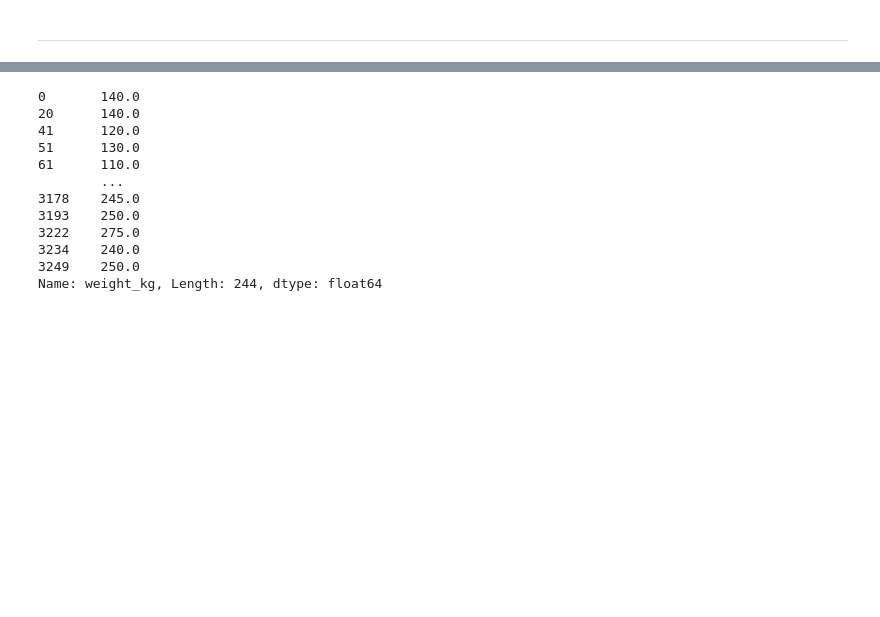
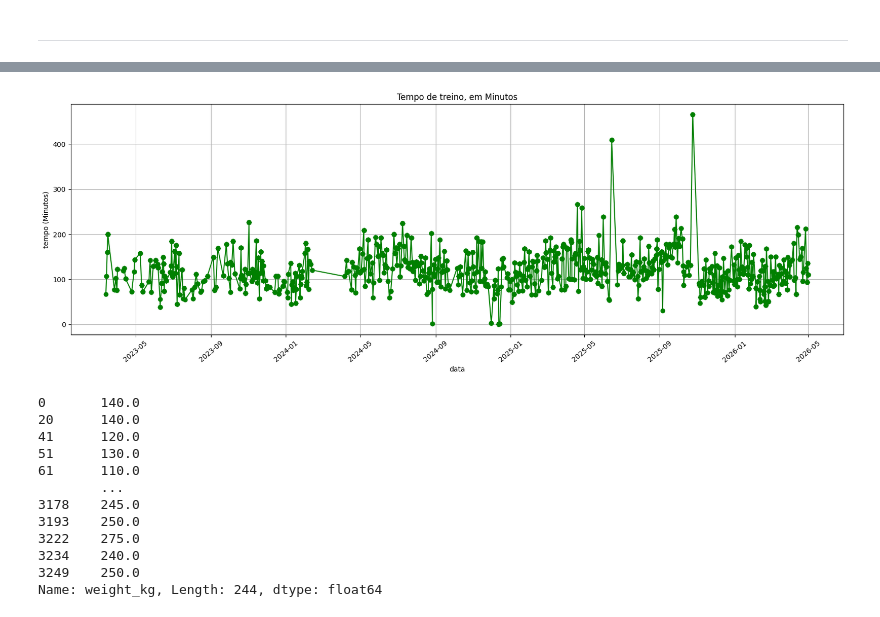
Before and after one commit to LucasDiasAlves/data-set_treino, a Jupyter notebook: notebook.ipynb, the cells around one changed output, grey strips where cells are left out. Saved outputs shown, nothing was run; the diff lists cells and outputs as text; code cells hidden in the pictures; blank space fills up the shorter version.

```diff
--- a/notebook.ipynb
+++ b/notebook.ipynb
@@ -386,3 +337,17 @@ print(tabela_auxiliar_carga)
+# %%
+x = tabela_auxiliar_carga['end_time']
+y = tabela_auxiliar_carga['tempo_minutos']
+
+fig, ax = plt.subplots(figsize=(20, 6))
+meugrafico = ax.plot(x, y, color='green', marker='o')
+ax.grid(True)
+ax.set_xlabel('data')
+ax.set_ylabel('tempo (Minutos)')
+ax.set_title('Tempo de treino, em Minutos')
+plt.xticks(rotation=40)
+plt.show()
+# %% [output]
+[figure, added]
 # %%
 x = tabela_auxiliar_carga.loc[tabela_auxiliar_carga['id_exercise'] == 35, 'start_time']
 y = tabela_auxiliar_carga.loc[tabela_auxiliar_carga['id_exercise'] == 35, 'weight_kg']
```
Also changed, not shown: parts of 19 cells of this notebook, 2 other files.
